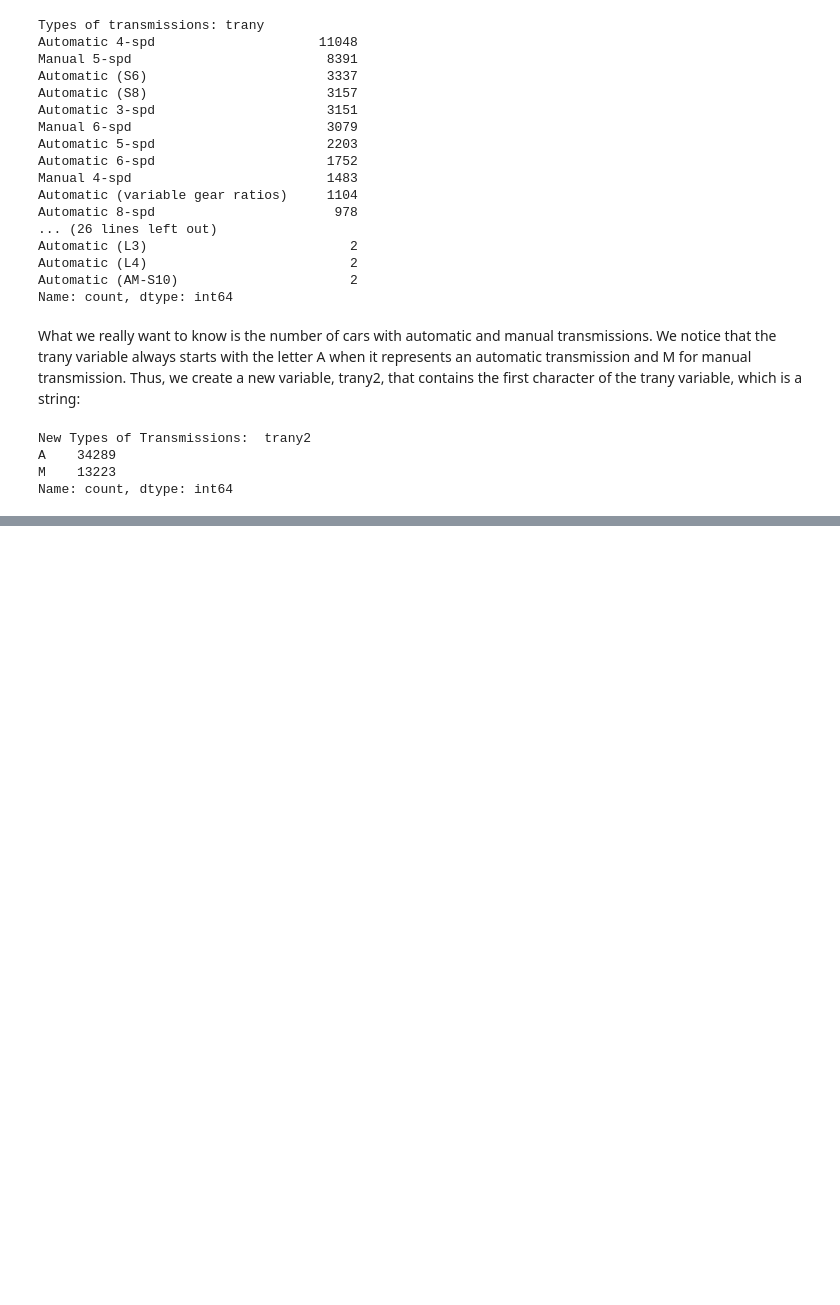
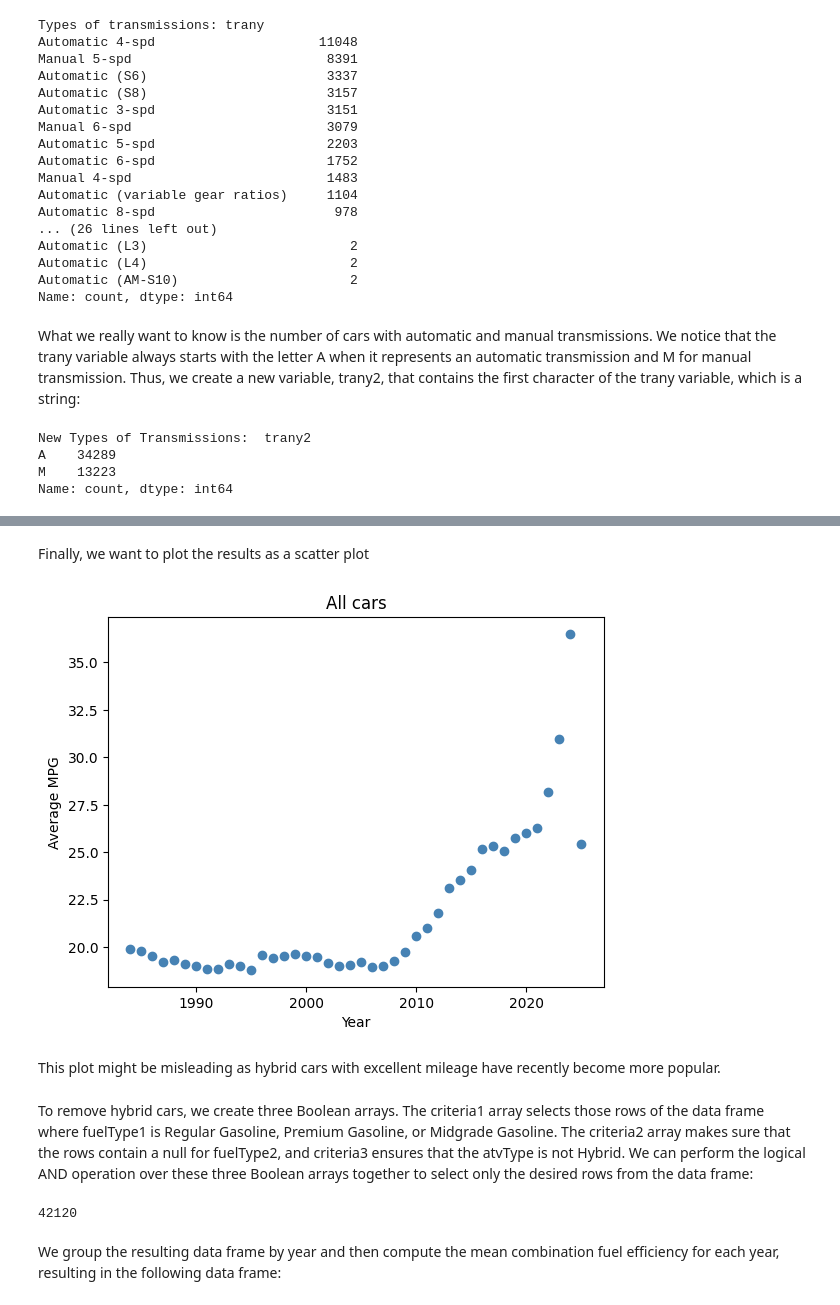
Before and after one commit to czek0/Data-Science-Portfolio, a Jupyter notebook: Fuel_Efficiency.ipynb, the cells around one changed output, grey strips where cells are left out. Saved outputs shown, nothing was run; the diff lists cells and outputs as text; code cells hidden in the pictures; blank space fills up the shorter version.

Commit message:
Data Analyse on fuel consumption

```diff
--- a/Fuel_Efficiency.ipynb
+++ b/Fuel_Efficiency.ipynb
@@ -117,0 +124,5 @@ Name: count, dtype: int64
+# %%
+grouped = df.groupby("year")
+# Next, we want to compute the mean of three separate columns by the previous grouping
+averaged = grouped[['comb08',  'highway08','city08']].agg([np.mean])
+averaged.head()
@@ -117,0 +140,4 @@ Name: count, dtype: int64
+# %%
+averaged.columns = ['comb08_mean','highway08_mean','city08_mean']
+averaged['year'] = averaged.index
+averaged.head()
@@ -117,0 +152,39 @@ Name: count, dtype: int64
+# %% [markdown]
+Finally, we want to plot the results as a scatter plot
+# %%
+import matplotlib.pyplot as plt
+
+# Convert the MultiIndex DataFrame to a regular DataFrame
+#averaged = averaged.reset_index()
+
+# Create a figure and axis
+fig, ax = plt.subplots()
+
+# Plot the data
+ax.plot(averaged['year'], averaged['comb08_mean'], 'o', color='steelblue')
+
+# Set axis labels and title
+ax.set_xlabel('Year')
+ax.set_ylabel('Average MPG')
+ax.set_title('All cars')
+
+# Show the plot
+plt.show()
+# %% [output]
+[figure, added]
+# %% [markdown]
+This plot might be misleading as hybrid cars with excellent mileage have recently become more popular.
+# %% [markdown]
+To remove hybrid cars, we create three Boolean arrays. The criteria1 array selects those rows of the data frame where fuelType1 is Regular Gasoline, Premium Gasoline, or Midgrade Gasoline. The criteria2 array makes sure that the rows contain a null for fuelType2, and criteria3 ensures that the atvType is not Hybrid. We can perform the logical AND operation over these three Boolean arrays together to select only the desired rows from the data frame:
+# %%
+criteria1 = df.fuelType1.isin(["Regular Gasoline",
+   "Premium Gasoline", "Midgrade Gasoline"])
+criteria2 = df.fuelType2.isnull()
+criteria3 = df.atvType != "Hybrid"
+vehicles_non_hybrid = df[criteria1 & criteria2 &
+   criteria3]
+len(vehicles_non_hybrid)
+# %% [output]
+42120
+# %% [markdown]
+We group the resulting data frame by year and then compute the mean combination fuel efficiency for each year, resulting in the following data frame:
```
Also changed, not shown: parts of 18 cells of this notebook.
